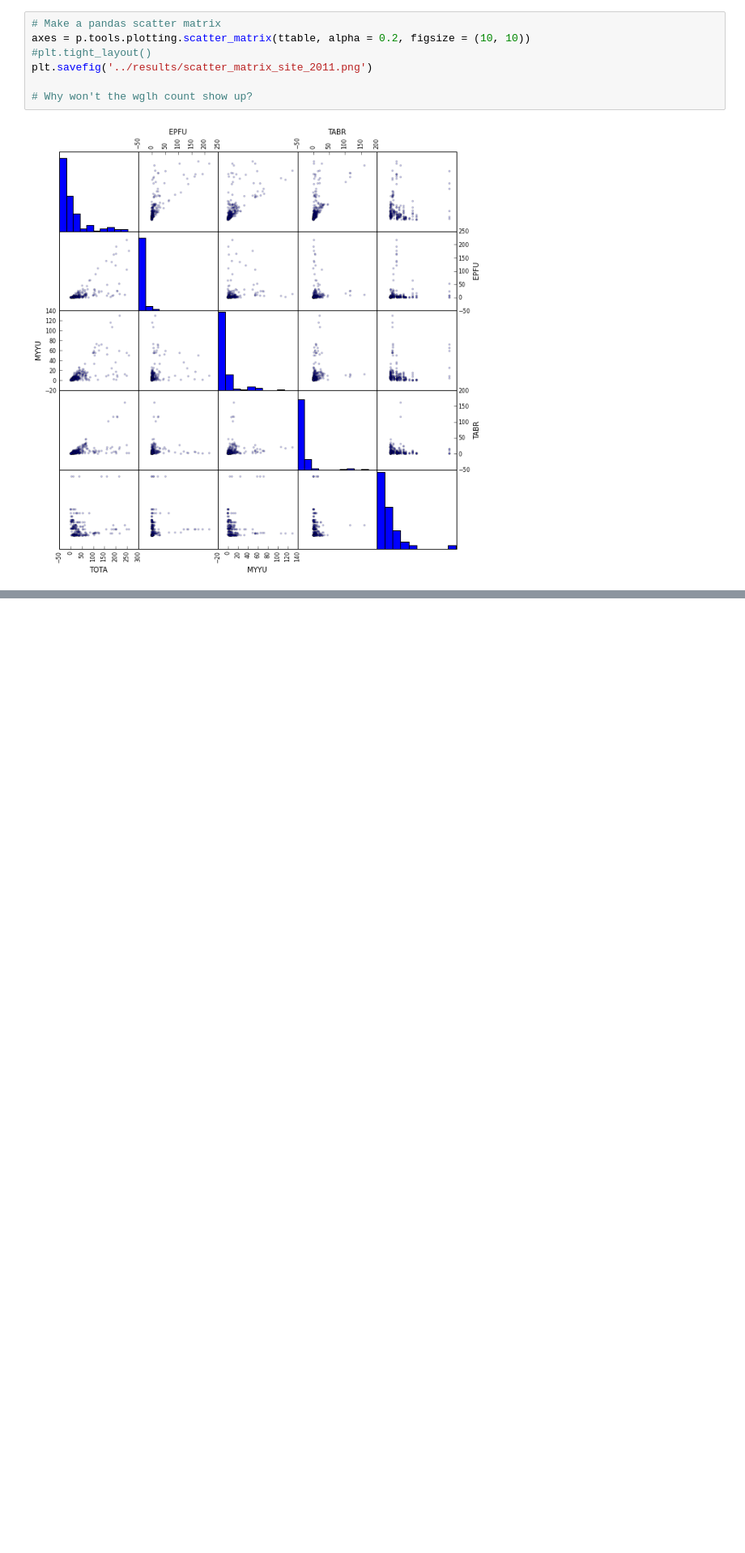
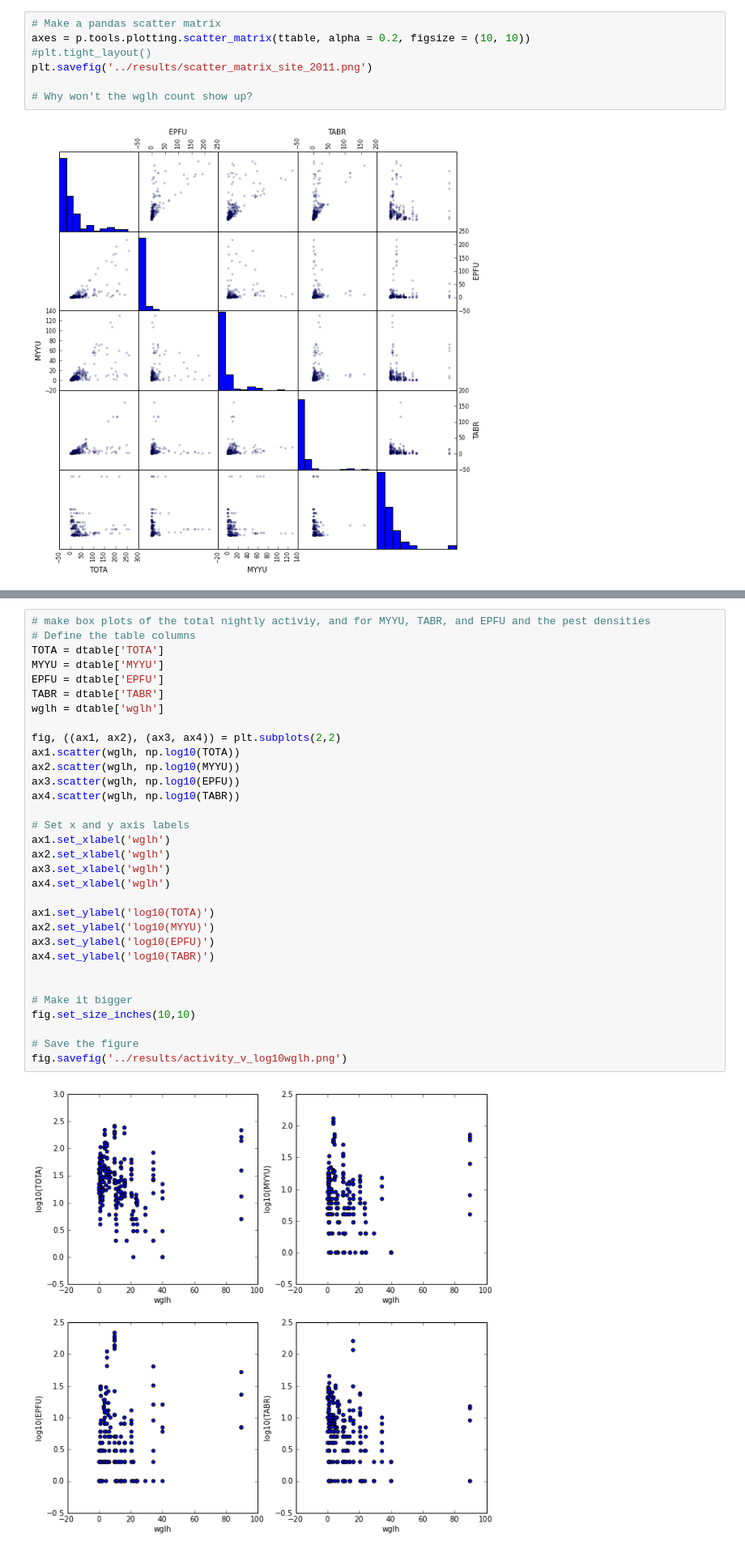
Before and after one commit to cellardoor428/batvine, a Jupyter notebook: src/2011_data_explore.ipynb, the cells around one changed output, grey strips where cells are left out. Shown at 81% size. Cells and saved outputs as stored; diff of their text form; blank space fills up the shorter version.

```diff
--- a/src/2011_data_explore.ipynb
+++ b/src/2011_data_explore.ipynb
@@ -105,0 +122,34 @@ fig.savefig('../results/activity_v_wglh_scatter.png')
+# %%
+# make box plots of the total nightly activiy, and for MYYU, TABR, and EPFU and the pest densities
+# Define the table columns
+TOTA = dtable['TOTA']
+MYYU = dtable['MYYU']
+EPFU = dtable['EPFU']
+TABR = dtable['TABR']
+wglh = dtable['wglh']
+
+fig, ((ax1, ax2), (ax3, ax4)) = plt.subplots(2,2)
+ax1.scatter(wglh, np.log10(TOTA))
+ax2.scatter(wglh, np.log10(MYYU))
+ax3.scatter(wglh, np.log10(EPFU))
+ax4.scatter(wglh, np.log10(TABR))
+
+# Set x and y axis labels
+ax1.set_xlabel('wglh')
+ax2.set_xlabel('wglh')
+ax3.set_xlabel('wglh')
+ax4.set_xlabel('wglh')
+
+ax1.set_ylabel('log10(TOTA)')
+ax2.set_ylabel('log10(MYYU)')
+ax3.set_ylabel('log10(EPFU)')
+ax4.set_ylabel('log10(TABR)')
+
+
+# Make it bigger
+fig.set_size_inches(10,10)
+
+# Save the figure
+fig.savefig('../results/activity_v_log10wglh.png')
+# %% [output]
+[figure, added]
```
Also changed, not shown: parts of 6 cells of this notebook, 54 other files.
